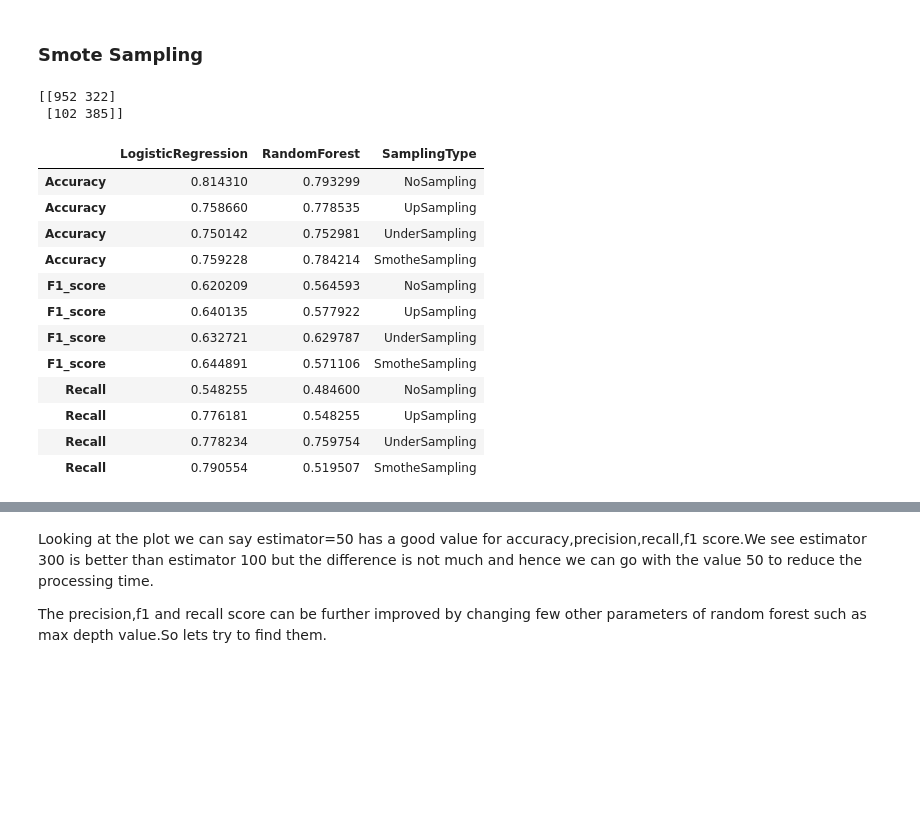
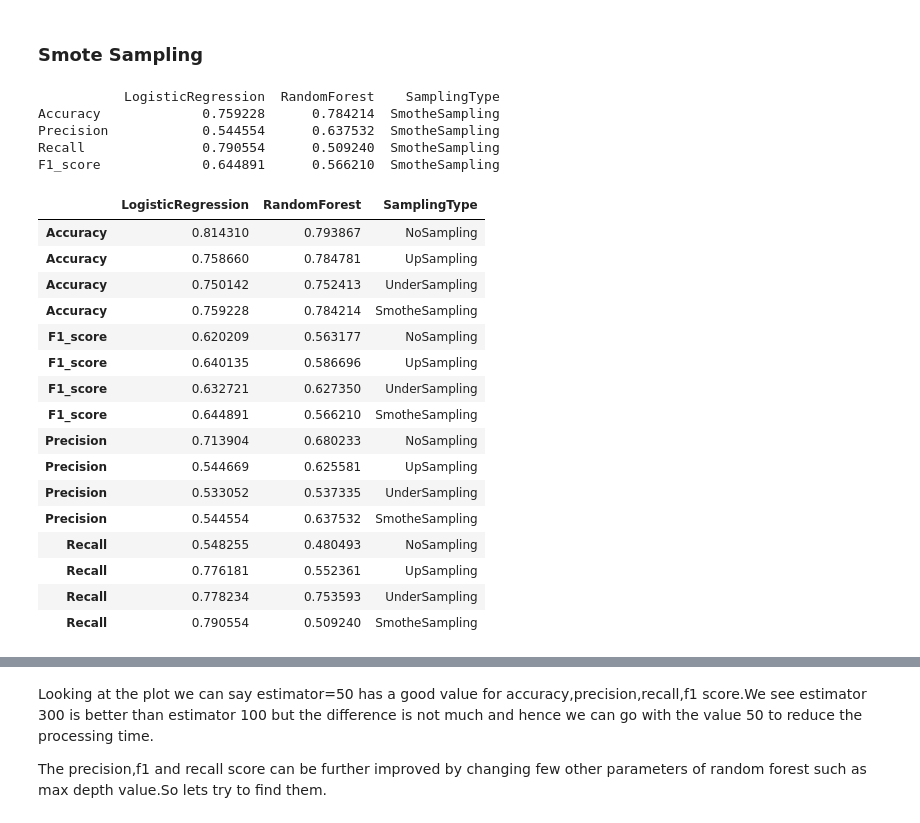
Before and after one commit to vshah24/Telecom-Customer-Churn-Prediciton-, a Jupyter notebook: Customer Churn Prediction.ipynb, the cells around one changed output, grey strips where cells are left out. Saved outputs shown, nothing was run; the diff lists cells and outputs as text; code cells hidden in the pictures; blank space fills up the shorter version.

```diff
--- a/Customer Churn Prediction.ipynb
+++ b/Customer Churn Prediction.ipynb
@@ -453,8 +447,8 @@ df_categorical=pd.concat([df_categorical,df[['TotalCharges','MonthlyCharges','te
 # %% [markdown]
 Step 2 -> Splitting the columns into train and test set
 # %%
-y = df_categorical.Churn
-X = df_categorical.drop('Churn', axis=1)
+y = df.Churn
+X = df.drop('Churn', axis=1)
 
 X_train, X_test, y_train, y_test = train_test_split(X, y, test_size=0.25, random_state=27)
 # %% [markdown]
@@ -569,11 +555,15 @@ downsampled = pd.concat([not_churn_downsampled, churn])
 y_train=downsampled.Churn
 X_train=downsampled.drop('Churn',axis=1)
 # %%
-logistic_accuracy_down,logistic_f1_down,logistic_recall_down=Logistic(X_train, X_test, y_train, y_test)
-rfc_accuracy_down,rfc_f1_down,rfc_recall_down=randomforest(X_train, X_test, y_train, y_test)
+logistic_accuracy_down,logistic_f1_down,logistic_recall_down,logistic_precision_down=Logistic(X_train, X_test, y_train, y_test)
+rfc_accuracy_down,rfc_f1_down,rfc_recall_down,rfc_precision_down=randomforest(X_train, X_test, y_train, y_test)
 
-downsampling=pd.DataFrame({'LogisticRegression':(logistic_accuracy_down,logistic_f1_down,logistic_recall_down),
-              'RandomForest':(rfc_accuracy_down,rfc_f1_down,rfc_recall_down),
-              'SamplingType':('UnderSampling')},
-             index=['Accuracy','F1_score','Recall'])
+downsampling=pd.DataFrame(
+    {
+        'LogisticRegression':(logistic_accuracy_down,logistic_precision_down,logistic_recall_down,logistic_f1_down),
+        'RandomForest':(rfc_accuracy_down,rfc_precision_down,rfc_recall_down,rfc_f1_down),
+        'SamplingType':('UnderSampling')
+    },
+    index=['Accuracy','Precision','Recall','F1_score'])
+print(downsampling)
 # %% [output]
@@ -584,38 +577,49 @@ downsampling=pd.DataFrame({'LogisticRegression':(logistic_accuracy_down,logistic
 # %%
 from imblearn.over_sampling import SMOTE
 
-y = df_categorical.Churn
-X = df_categorical.drop('Churn', axis=1)
+y = df.Churn
+X = df.drop('Churn', axis=1)
 
 X_train, X_test, y_train, y_test = train_test_split(X, y, test_size=0.25, random_state=27)
 
 sm = SMOTE(random_state=21,ratio='minority')
 X_train, y_train = sm.fit_sample(X_train, y_train)
 
-logistic_accuracy_smot,logistic_f1_smot,logistic_recall_smot=Logistic(X_train, X_test, y_train, y_test)
-rfc_accuracy_smot,rfc_f1_smot,rfc_recall_smot=randomforest(X_train, X_test, y_train, y_test)
+logistic_accuracy_smot,logistic_f1_smot,logistic_recall_smot,logistic_precision_smot=Logistic(X_train, X_test, y_train, y_test)
+rfc_accuracy_smot,rfc_f1_smot,rfc_recall_smot,rfc_precision_smot=randomforest(X_train, X_test, y_train, y_test)
 
-smothesampling=pd.DataFrame({'LogisticRegression':(logistic_accuracy_smot,logistic_f1_smot,logistic_recall_smot),
-              'RandomForest':(rfc_accuracy_smot,rfc_f1_smot,rfc_recall_smot),
-              'SamplingType':('SmotheSampling')},
-             index=['Accuracy','F1_score','Recall'])
+smothesampling=pd.DataFrame(
+    {
+         'LogisticRegression':(logistic_accuracy_smot,logistic_precision_smot,logistic_recall_smot,logistic_f1_smot),
+         'RandomForest':(rfc_accuracy_smot,rfc_precision_smot,rfc_recall_smot,rfc_f1_smot),
+         'SamplingType':('SmotheSampling')
+    },
+    index=['Accuracy','Precision','Recall','F1_score'])
+print(smothesampling)
 # %% [output]
-[[952 322]
- [102 385]]
+           LogisticRegression  RandomForest    SamplingType
+Accuracy             0.759228      0.784214  SmotheSampling
+Precision            0.544554      0.637532  SmotheSampling
+Recall               0.790554      0.509240  SmotheSampling
+F1_score             0.644891      0.566210  SmotheSampling
 # %%
-g=pd.concat([nosampling,upsampling,downsampling,smothesampling],sort=['Accuracy','F1_score','Recall'])
+g=pd.concat([nosampling,upsampling,downsampling,smothesampling],sort=['Accuracy','Precision','Recall','F1_score'])
 g.sort_index()
 # %% [output]
 |  | LogisticRegression | RandomForest | SamplingType |
-| Accuracy | 0.814310 | 0.793299 | NoSampling |
-| Accuracy | 0.758660 | 0.778535 | UpSampling |
-| Accuracy | 0.750142 | 0.752981 | UnderSampling |
+| Accuracy | 0.814310 | 0.793867 | NoSampling |
+| Accuracy | 0.758660 | 0.784781 | UpSampling |
+| Accuracy | 0.750142 | 0.752413 | UnderSampling |
 | Accuracy | 0.759228 | 0.784214 | SmotheSampling |
-| F1_score | 0.620209 | 0.564593 | NoSampling |
-| F1_score | 0.640135 | 0.577922 | UpSampling |
-| F1_score | 0.632721 | 0.629787 | UnderSampling |
-| F1_score | 0.644891 | 0.571106 | SmotheSampling |
-| Recall | 0.548255 | 0.484600 | NoSampling |
-| Recall | 0.776181 | 0.548255 | UpSampling |
-| Recall | 0.778234 | 0.759754 | UnderSampling |
-| Recall | 0.790554 | 0.519507 | SmotheSampling |
+| F1_score | 0.620209 | 0.563177 | NoSampling |
+| F1_score | 0.640135 | 0.586696 | UpSampling |
+| F1_score | 0.632721 | 0.627350 | UnderSampling |
+| F1_score | 0.644891 | 0.566210 | SmotheSampling |
+| Precision | 0.713904 | 0.680233 | NoSampling |
+| Precision | 0.544669 | 0.625581 | UpSampling |
+| Precision | 0.533052 | 0.537335 | UnderSampling |
+| Precision | 0.544554 | 0.637532 | SmotheSampling |
+| Recall | 0.548255 | 0.480493 | NoSampling |
+| Recall | 0.776181 | 0.552361 | UpSampling |
+| Recall | 0.778234 | 0.753593 | UnderSampling |
+| Recall | 0.790554 | 0.509240 | SmotheSampling |
```
Also changed, not shown: parts of 62 cells of this notebook.
